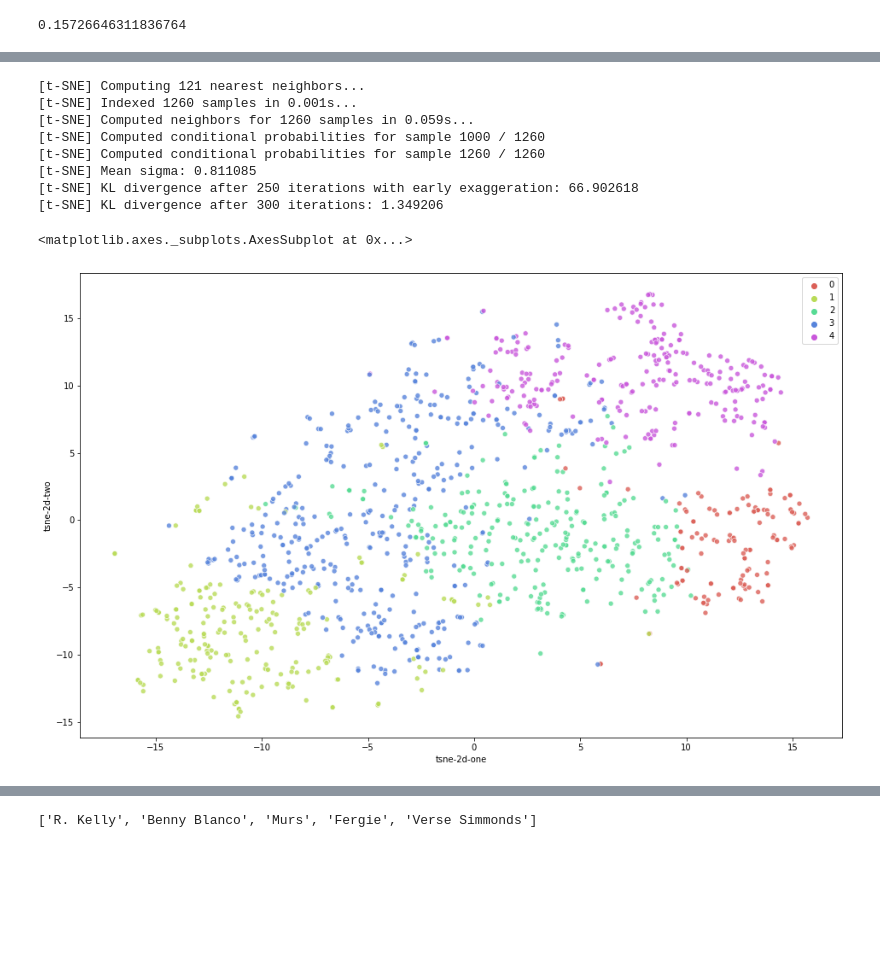
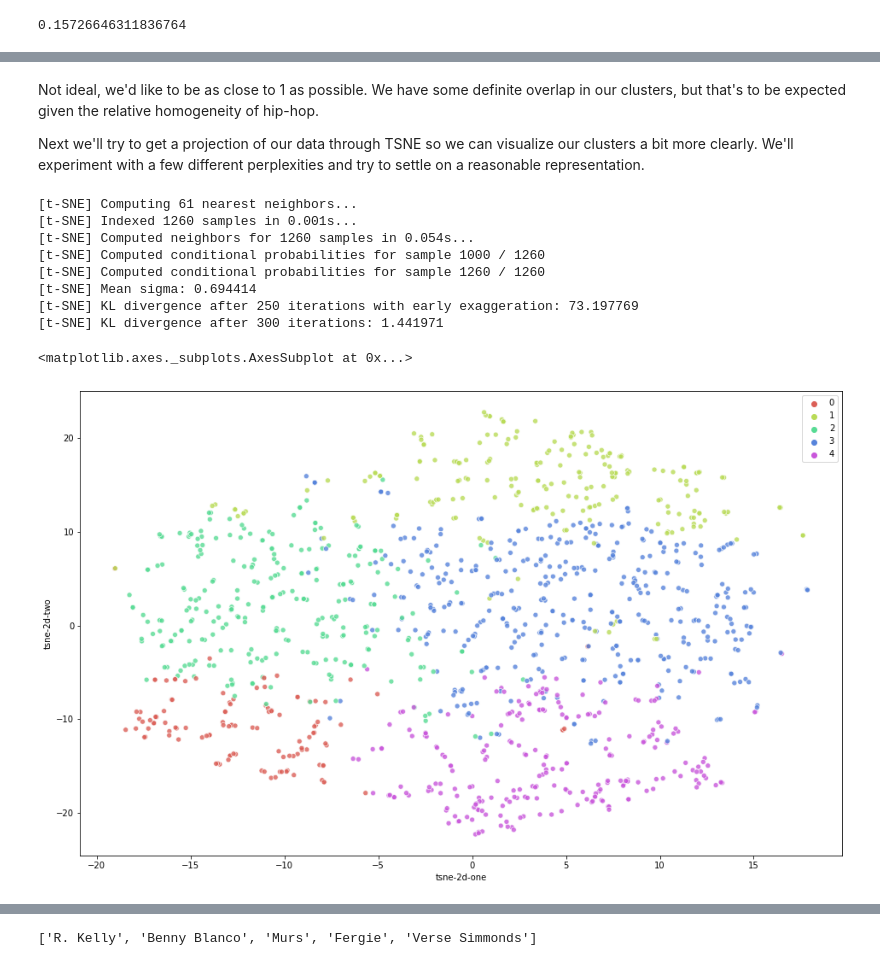
Before and after one commit to kelseyfglenn/rapgeo, a Jupyter notebook: clustering.ipynb, the cells around one changed output, grey strips where cells are left out. Cells and saved outputs as stored; diff of their text form; code cells hidden in the pictures; blank space fills up the shorter version.

```diff
--- a/clustering.ipynb
+++ b/clustering.ipynb
@@ -11,4 +21,4 @@ import matplotlib.pyplot as plt
 # %%
-with open('artist_features.pkl', 'rb') as f:
+with open('data/artist_features.pkl', 'rb') as f:
     artist_features = pkl.load(f)
 # %%
@@ -215,16 +205,22 @@ from sklearn.manifold import TSNE
+# %% [markdown]
+Not ideal, we'd like to be as close to 1 as possible. We have some definite overlap in our clusters, but that's to be expected given the relative homogeneity of hip-hop.
+
+Next we'll try to get a projection of our data through TSNE so we can visualize our clusters a bit more clearly. We'll experiment with a few different perplexities and try to settle on a reasonable representation.
 # %%
-tsne = TSNE(n_components=2, verbose=1, perplexity=40, n_iter=300)
-tsne_results = tsne.fit_transform(X_scaled)
+tsne = TSNE(n_components=2, verbose=1, perplexity=20, n_iter=300, random_state=77)
+tsne_results = tsne.fit_transform(test.data.drop(columns=['cluster']))
 # %% [output]
-[t-SNE] Computing 121 nearest neighbors...
+[t-SNE] Computing 61 nearest neighbors...
 [t-SNE] Indexed 1260 samples in 0.001s...
-[t-SNE] Computed neighbors for 1260 samples in 0.059s...
+[t-SNE] Computed neighbors for 1260 samples in 0.054s...
 [t-SNE] Computed conditional probabilities for sample 1000 / 1260
 [t-SNE] Computed conditional probabilities for sample 1260 / 1260
-[t-SNE] Mean sigma: 0.811085
-[t-SNE] KL divergence after 250 iterations with early exaggeration: 66.902618
-[t-SNE] KL divergence after 300 iterations: 1.349206
+[t-SNE] Mean sigma: 0.694414
+[t-SNE] KL divergence after 250 iterations with early exaggeration: 73.197769
+[t-SNE] KL divergence after 300 iterations: 1.441971
 # %%
-xs = X_scaled.copy()
-xs['tsne-2d-one'] = tsne_results[:,0]
-xs['tsne-2d-two'] = tsne_results[:,1]
+X_tsne = X_scaled.copy()
+X_tsne['tsne-2d-one'] = tsne_results[:,0]
+X_tsne['tsne-2d-two'] = tsne_results[:,1]
+
+y = list(test.data['cluster'])
@@ -233,14 +227,13 @@ import seaborn as sns
 # %%
-
 plt.figure(figsize=(16,10))
 sns.scatterplot(
     x="tsne-2d-one", y="tsne-2d-two",
-    data=xs,
+    data=X_tsne,
     hue=y,
     palette=sns.color_palette("hls", 5),
     legend="full",
     alpha=0.8
 )
 # %% [output]
 <matplotlib.axes._subplots.AxesSubplot at 0x...>
-[figure, old version]
+[figure, new version]
```
Also changed, not shown: parts of 34 cells of this notebook, 30 other files.
